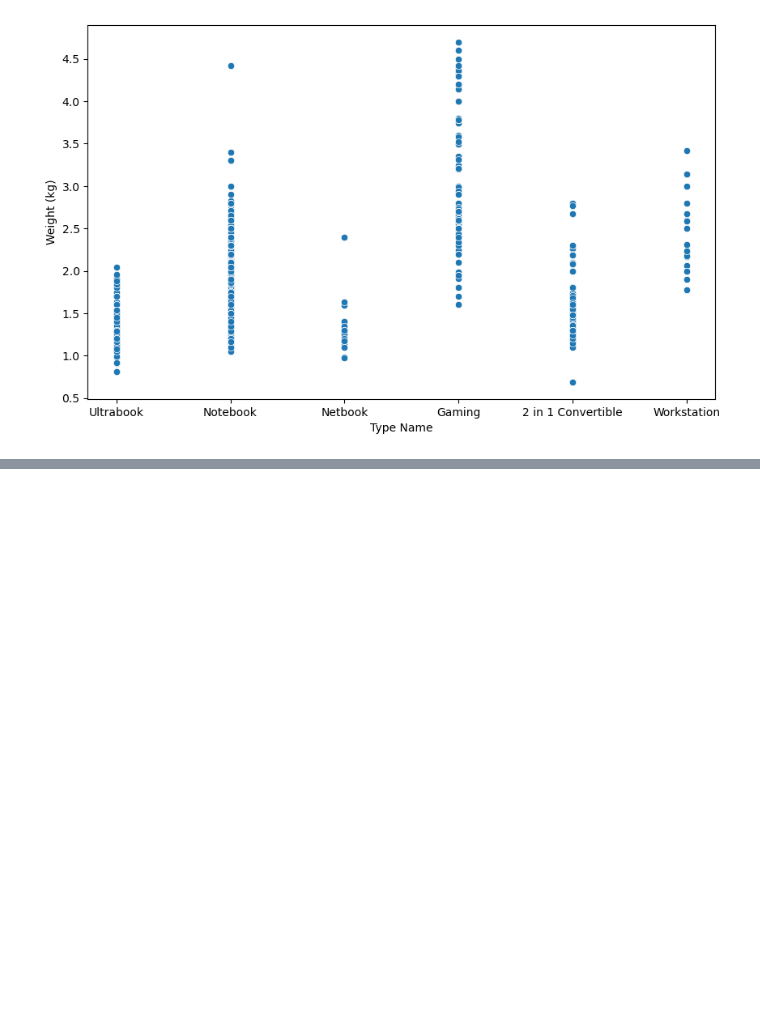
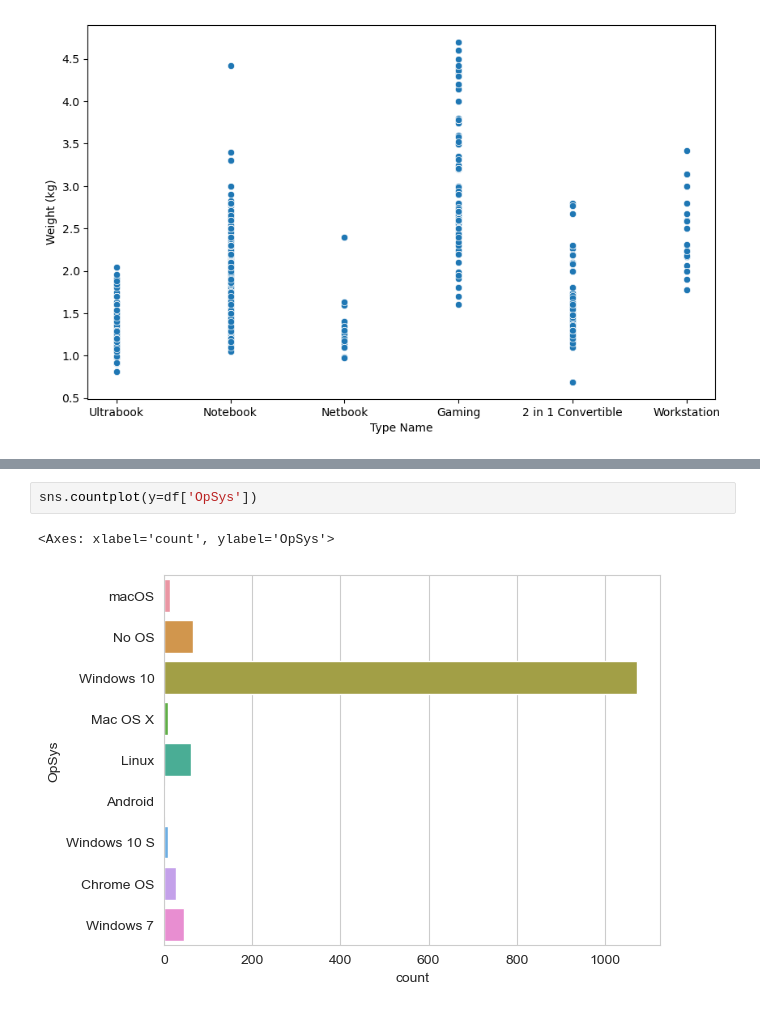
Before and after one commit to LukaAbramovic775/LaptopDataset, a Jupyter notebook: LaptopPrices.ipynb, the cells around one changed output, grey strips where cells are left out. Drawn from its saved outputs; the diff is of its cells as text; blank space fills up the shorter version.

```diff
--- a/LaptopPrices.ipynb
+++ b/LaptopPrices.ipynb
@@ -239,0 +293,5 @@ plt.show()
+# %%
+sns.countplot(y=df['OpSys'])
+# %% [output]
+<Axes: xlabel='count', ylabel='OpSys'>
+[figure, added]
```
Also changed, not shown: parts of 12 cells of this notebook.
